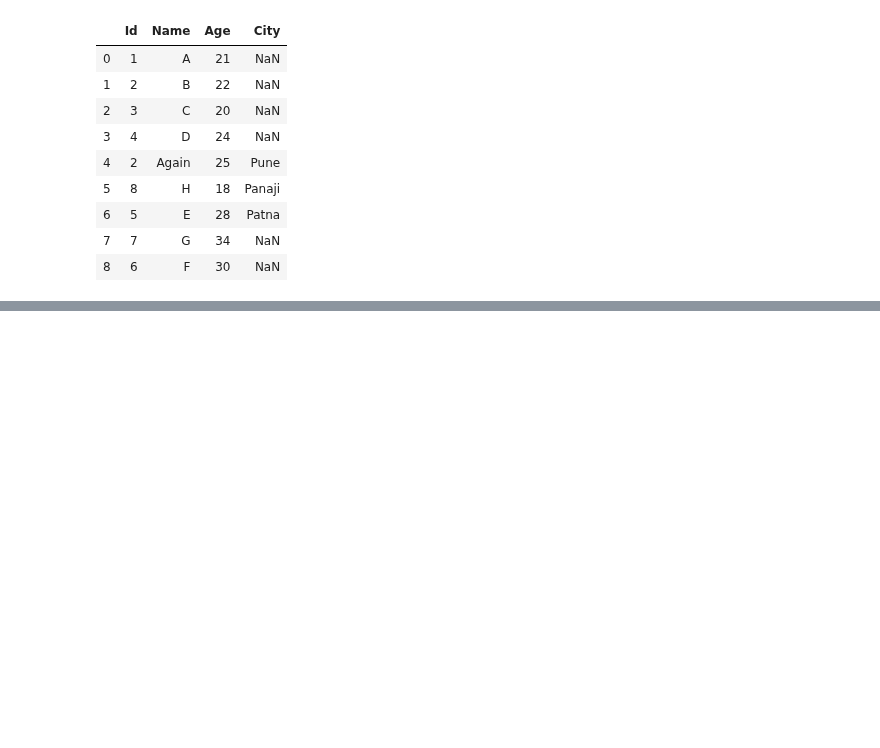
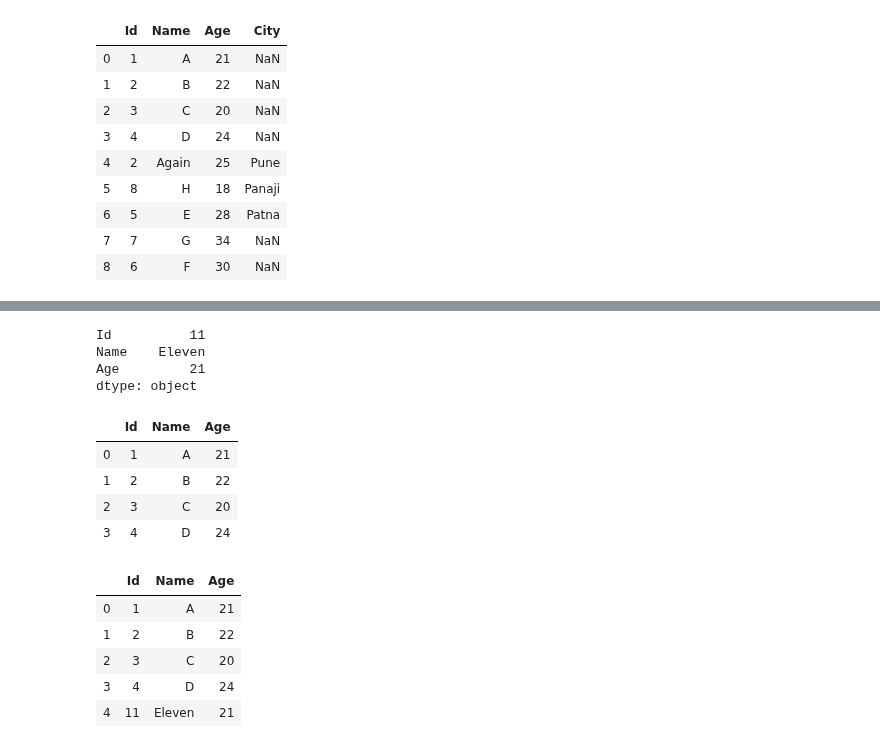
Before and after one commit to AbhishekKumar-0311/Machine-Learning-with-Python, a Jupyter notebook: Pandas/Learning_Pandas_Part_3.ipynb, the cells around one changed output, grey strips where cells are left out. Saved outputs shown, nothing was run; the diff lists cells and outputs as text; code cells hidden in the pictures; blank space fills up the shorter version.

```diff
--- a/Pandas/Learning_Pandas_Part_3.ipynb
+++ b/Pandas/Learning_Pandas_Part_3.ipynb
@@ -98,0 +201,22 @@ df_appended_2
+# %%
+s = pd.Series(['11', 'Eleven', 21], index = ['Id','Name', 'Age'])
+s
+df1
+appended_row = df1.append(s, ignore_index = True)
+appended_row
+# %% [output]
+Id          11
+Name    Eleven
+Age         21
+dtype: object
+|  | Id | Name | Age |
+| 0 | 1 | A | 21 |
+| 1 | 2 | B | 22 |
+| 2 | 3 | C | 20 |
+| 3 | 4 | D | 24 |
+|  | Id | Name | Age |
+| 0 | 1 | A | 21 |
+| 1 | 2 | B | 22 |
+| 2 | 3 | C | 20 |
+| 3 | 4 | D | 24 |
+| 4 | 11 | Eleven | 21 |
```
Also changed, not shown: parts of 15 cells of this notebook.
